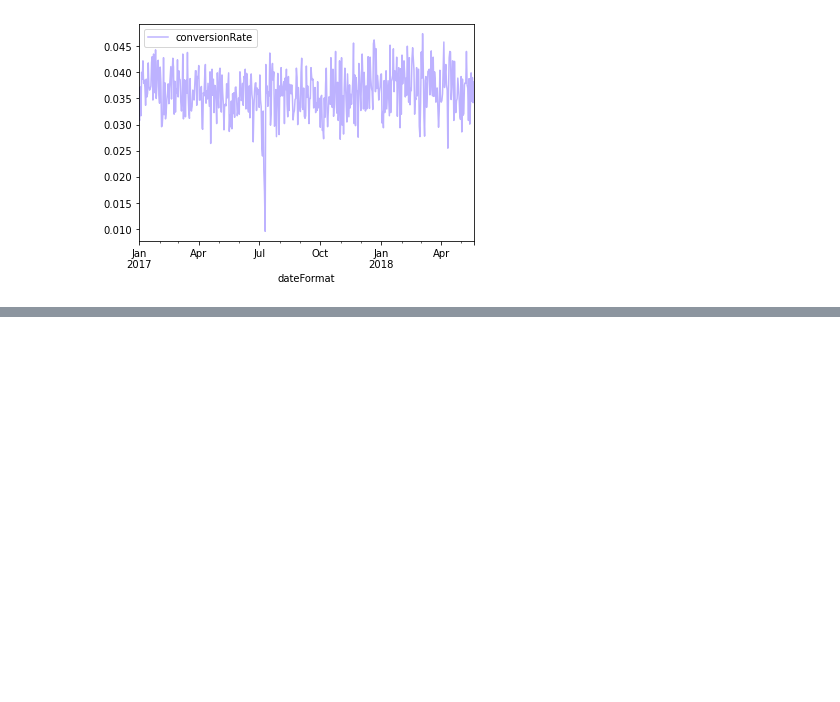
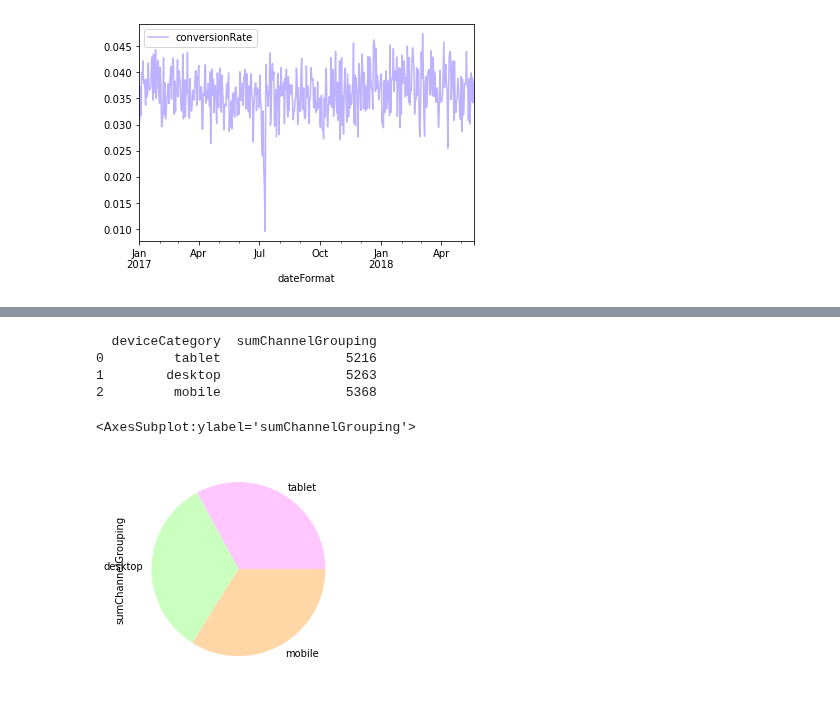
Before and after one commit to Coletterbox/More-BigQuery-with-Python, a Jupyter notebook: queriesWithGraphs3.ipynb, the cells around one changed output, grey strips where cells are left out. Saved outputs shown, nothing was run; the diff lists cells and outputs as text; code cells hidden in the pictures; blank space fills up the shorter version.

```diff
--- a/queriesWithGraphs3.ipynb
+++ b/queriesWithGraphs3.ipynb
@@ -292,0 +322,15 @@ KeyError: 'date'
+# %%
+query10 = """
+    SELECT deviceCategory, COUNT(channelGrouping) as sumChannelGrouping
+    FROM apprenticeship-299321.sample_data.datatable
+    GROUP BY deviceCategory
+    ORDER BY sumChannelGrouping ASC
+"""
+runQuery(query10).plot.pie(x='deviceCategory', y='sumChannelGrouping', colors=threeColorsArray, legend=False, labels=["tablet", "desktop", "mobile"])
+# %% [output]
+  deviceCategory  sumChannelGrouping
+0         tablet                5216
+1        desktop                5263
+2         mobile                5368
+<AxesSubplot:ylabel='sumChannelGrouping'>
+[figure, added]
```
Also changed, not shown: parts of 3 cells of this notebook.
